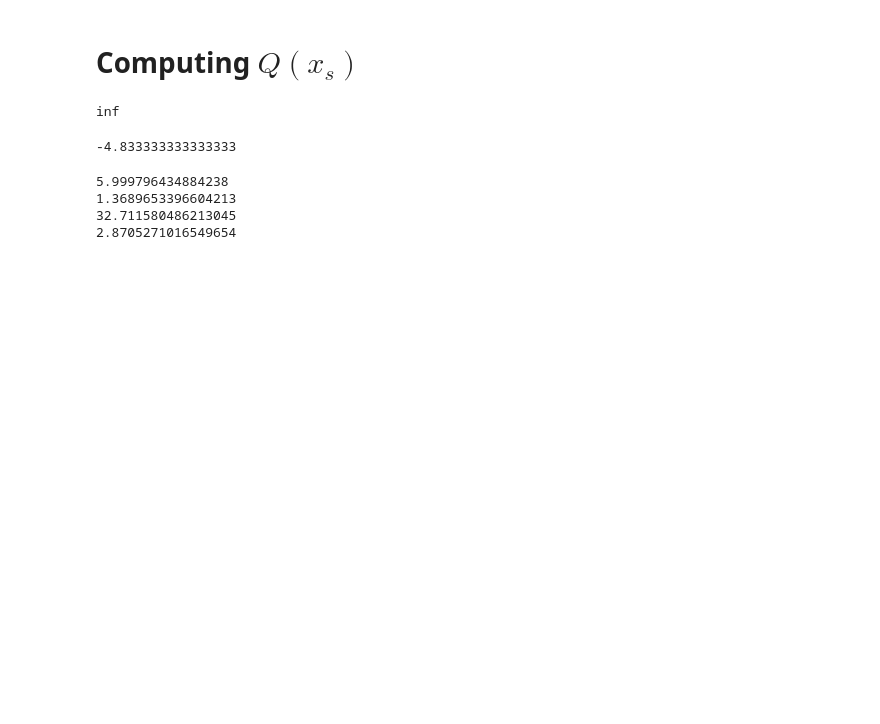
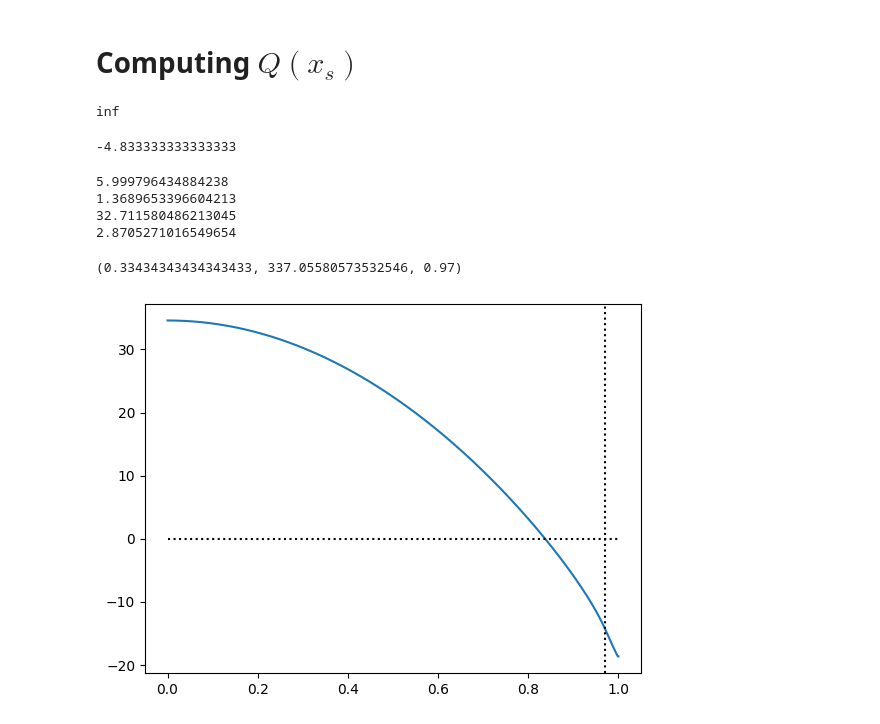
Before and after one commit to EmilKofoed/MatmodProsjekt, a Jupyter notebook: matmod.ipynb, the cells around one changed output. Cells and saved outputs as stored; diff of their text form; code cells hidden in the pictures; blank space fills up the shorter version.

```diff
--- a/matmod.ipynb
+++ b/matmod.ipynb
@@ -74,17 +74,17 @@ B = 1.45
 A = 201.4
 S_2 = -0.477
 S = lambda v : 1 + S_2/2*(3*v**2-1)
-a = np.where(x<x_s, np.where(x>x_s,x,x*0+0.68),x*0+0.38)
+a = lambda x = x, x_s = x_s : np.where(x<x_s, np.where(x>x_s,x,x*0+0.68),x*0+0.38)
 Q = 1360/4
 # %%
-def temp(D = D,Q = Q):
-    T_matrix = tridiag(-D*(1-x**2)/(h**2)+D*x/h,2*D*(1-x**2)/(h**2)+B,-D*(1-x**2)/(h**2)-D*x/h, N)
+def temp(D = D,Q = Q, x_s = x_s, k = x):
+    T_matrix = tridiag(-D*(1-k**2)/(h**2)+D*k/h,2*D*(1-k**2)/(h**2)+B,-D*(1-k**2)/(h**2)-D*k/h, len(k))
     T_matrix[0,0] = -1/h
     T_matrix[0,1] = 1/h
     T_matrix[-1,-1] = 1/h
     T_matrix[-1,-2] = -1/h
 
-    f = np.array(Q*S(x)*a-A)
+    f = np.array(Q*S(k)*a(k,x_s)-A)
     f[0] = 0
     f[-1] = 0
     T = sp.linalg.solve(T_matrix,f)
@@ -191,0 +242,15 @@ print(sum22(0.86,B/D))
+# %%
+DD = np.linspace(0.1,3,100)
+print(findT(DD,100,0.5))
+# %% [output]
+(0.33434343434343433, 337.05580573532546, 0.97)
+# %%
+T = temp(0.3343,337.055,0.97)
+
+
+plt.plot(x,T)
+plt.plot(x,np.zeros(N), color='black', ls='dotted')
+plt.axvline(0.97, color='black', ls='dotted')
+plt.show()
+# %% [output]
+[figure, added]
```
Also changed, not shown: parts of 3 cells of this notebook, 1 other file.
